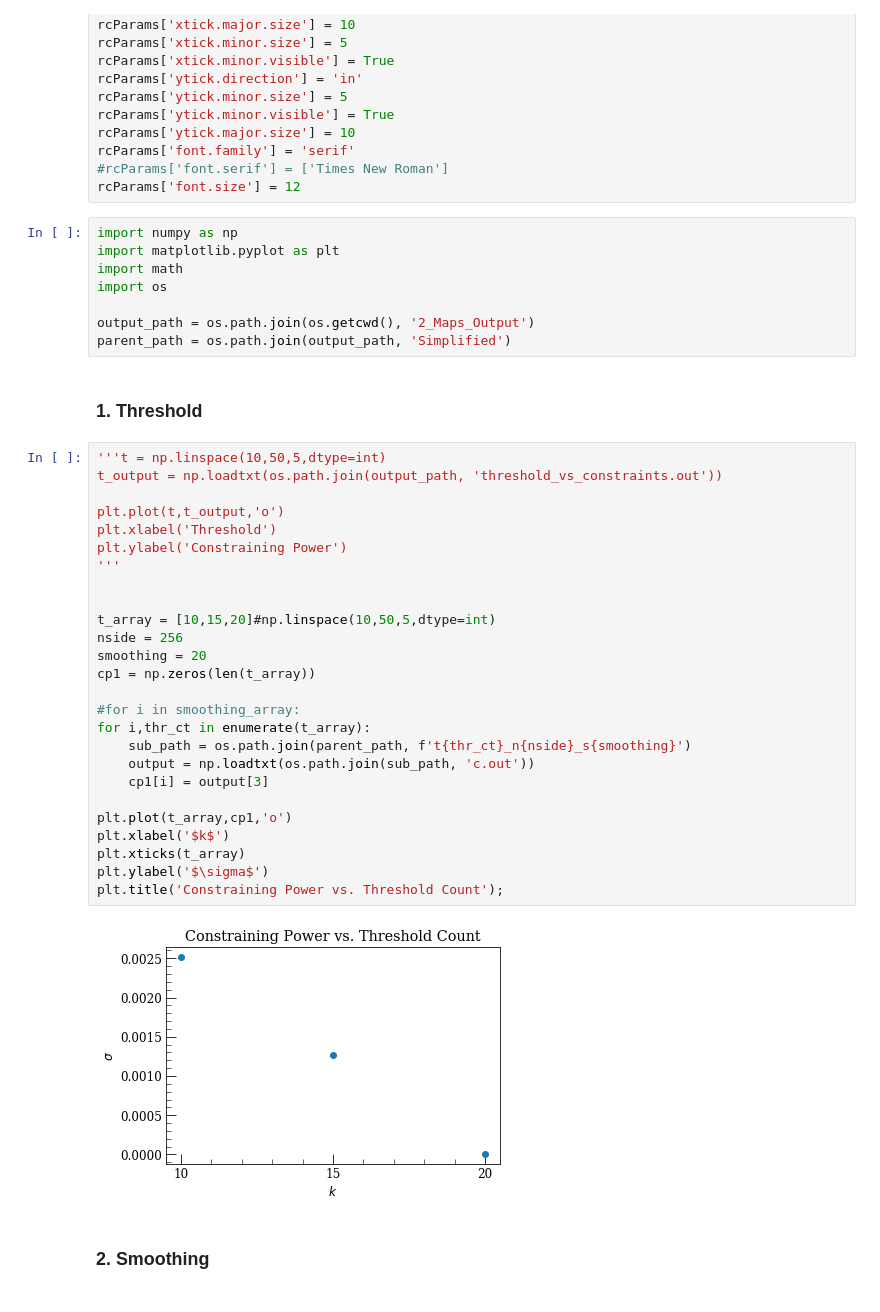
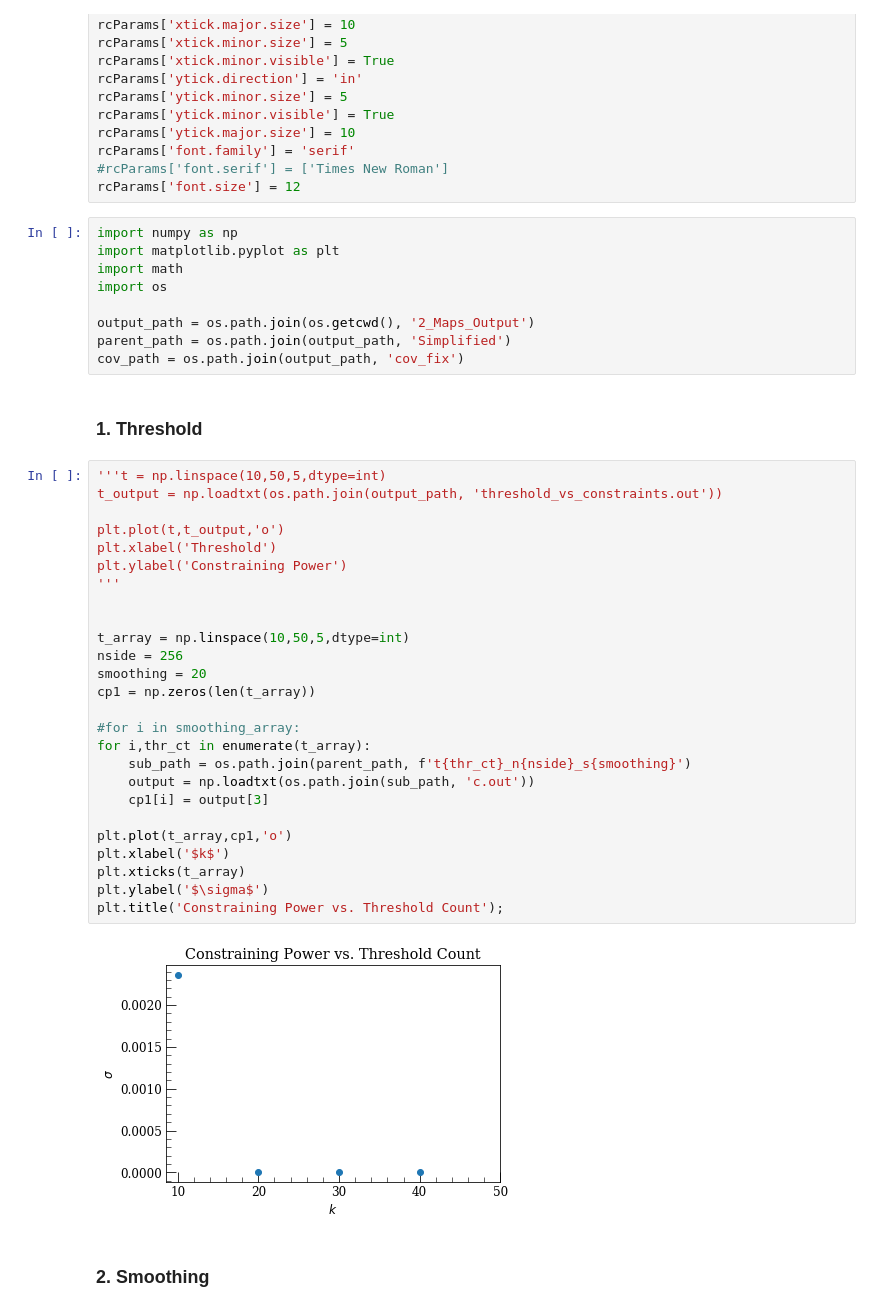
Before and after one commit to joezuntz/mink2, a Jupyter notebook: Test_Plots.ipynb, the cells around one changed output. Drawn from its saved outputs; the diff is of its cells as text.

Commit message:
new plots with covariance fix

```diff
--- a/Test_Plots.ipynb
+++ b/Test_Plots.ipynb
@@ -24,36 +24,37 @@ import os
 
 output_path = os.path.join(os.getcwd(), '2_Maps_Output')
 parent_path = os.path.join(output_path, 'Simplified')
+cov_path = os.path.join(output_path, 'cov_fix')
 # %% [markdown]
 ### 1. Threshold
 # %%
 '''t = np.linspace(10,50,5,dtype=int)
 t_output = np.loadtxt(os.path.join(output_path, 'threshold_vs_constraints.out'))
 
 plt.plot(t,t_output,'o')
 plt.xlabel('Threshold')
 plt.ylabel('Constraining Power')
 '''
 
 
-t_array = [10,15,20]#np.linspace(10,50,5,dtype=int)
+t_array = np.linspace(10,50,5,dtype=int)
 nside = 256
 smoothing = 20
 cp1 = np.zeros(len(t_array))
 
 #for i in smoothing_array:
 for i,thr_ct in enumerate(t_array):
     sub_path = os.path.join(parent_path, f't{thr_ct}_n{nside}_s{smoothing}')
     output = np.loadtxt(os.path.join(sub_path, 'c.out'))
     cp1[i] = output[3]
 
 plt.plot(t_array,cp1,'o')
 plt.xlabel('$k$')
 plt.xticks(t_array)
 plt.ylabel('$\sigma$')
 plt.title('Constraining Power vs. Threshold Count');
 # %% [output]
-[figure, old version]
+[figure, new version]
 # %% [markdown]
 ### 2. Smoothing
 # %%
```
Also changed, not shown: parts of 5 cells of this notebook.
